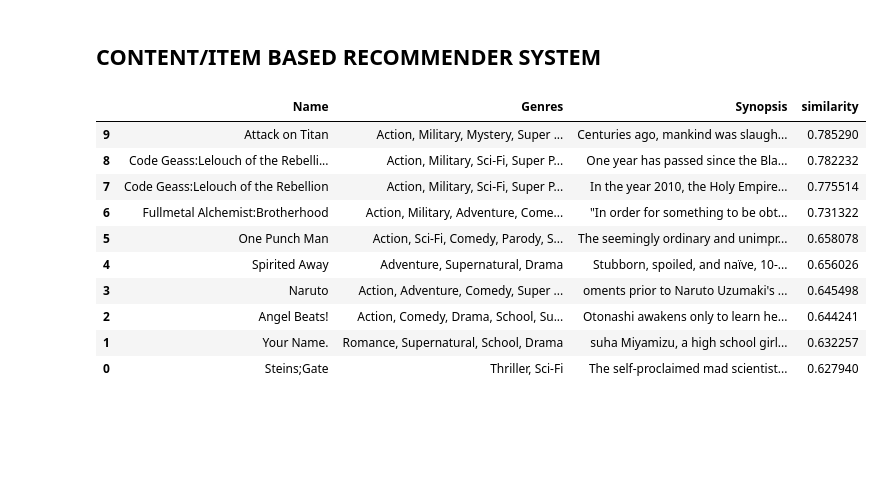
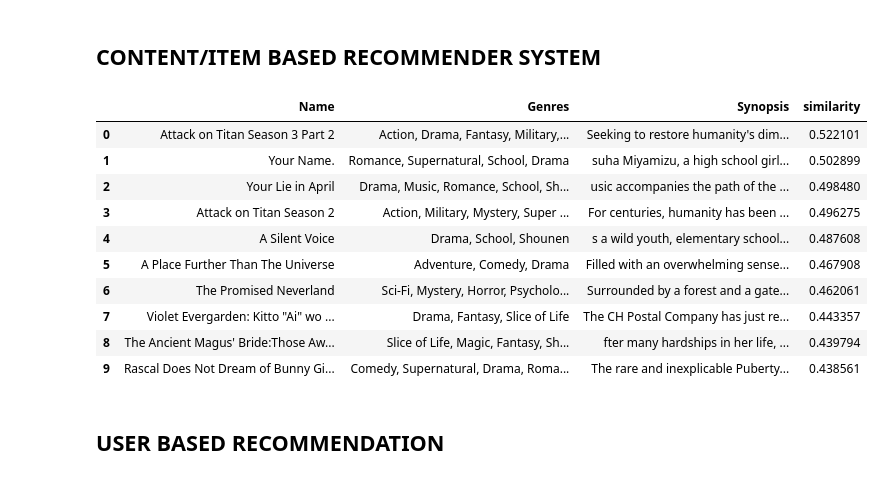
Before and after one commit to JoeUzo/MLOps-Anime-Recommender, a Jupyter notebook: notebook/recommender.ipynb, the cells around one changed output. Cells and saved outputs as stored; diff of their text form; code cells hidden in the pictures; blank space fills up the shorter version.

```diff
--- a/notebook/recommender.ipynb
+++ b/notebook/recommender.ipynb
@@ -540,7 +540,7 @@ def find_similar_animes(df, synopsis_df, name, anime_Weights,
 
         weights = anime_Weights
 
-        dists = np.dot(weights, weights[encoded_index]) # find the similarity between all the weights and the current anime weight
+        dists = np.dot(weights, weights[encoded_index]) # find the similarity between all the anime weights and the current anime weight
         sorted_dist = np.argsort(dists) # Sort dists
 
         n = n+1
@@ -571,24 +571,26 @@ def find_similar_animes(df, synopsis_df, name, anime_Weights,
             })
 
         Frame = pd.DataFrame(SimilarityArr).sort_values(by="similarity", ascending=False)
-        return Frame[Frame.anime_id != index].drop(["anime_id"], axis=1)
+        return Frame[Frame.anime_id != index].drop(["anime_id"], axis=1).reset_index(drop=True)
 
     except:
         print("Error Occured")
 # %%
 find_similar_animes(df=df, synopsis_df=synopsis_df,
-                    name="death note", anime_Weights=anime_Weights,
+                    name="Violet Evergarden", anime_Weights=anime_Weights,
                     anime2anime_encoded=anime2anime_encoded,
                     anime2anime_decoded=anime2anime_decoded)
 # %% [output]
 |  | Name | Genres | Synopsis | similarity |
-| 9 | Attack on Titan | Action, Military, Mystery, Super ... | Centuries ago, mankind was slaugh... | 0.785290 |
-| 8 | Code Geass:Lelouch of the Rebelli... | Action, Military, Sci-Fi, Super P... | One year has passed since the Bla... | 0.782232 |
-| 7 | Code Geass:Lelouch of the Rebellion | Action, Military, Sci-Fi, Super P... | In the year 2010, the Holy Empire... | 0.775514 |
-| 6 | Fullmetal Alchemist:Brotherhood | Action, Military, Adventure, Come... | "In order for something to be obt... | 0.731322 |
-| 5 | One Punch Man | Action, Sci-Fi, Comedy, Parody, S... | The seemingly ordinary and unimpr... | 0.658078 |
-| 4 | Spirited Away | Adventure, Supernatural, Drama | Stubborn, spoiled, and naïve, 10-... | 0.656026 |
-| 3 | Naruto | Action, Adventure, Comedy, Super ... | oments prior to Naruto Uzumaki's ... | 0.645498 |
-| 2 | Angel Beats! | Action, Comedy, Drama, School, Su... | Otonashi awakens only to learn he... | 0.644241 |
-| 1 | Your Name. | Romance, Supernatural, School, Drama | suha Miyamizu, a high school girl... | 0.632257 |
-| 0 | Steins;Gate | Thriller, Sci-Fi | The self-proclaimed mad scientist... | 0.627940 |
+| 0 | Attack on Titan Season 3 Part 2 | Action, Drama, Fantasy, Military,... | Seeking to restore humanity's dim... | 0.522101 |
+| 1 | Your Name. | Romance, Supernatural, School, Drama | suha Miyamizu, a high school girl... | 0.502899 |
+| 2 | Your Lie in April | Drama, Music, Romance, School, Sh... | usic accompanies the path of the ... | 0.498480 |
+| 3 | Attack on Titan Season 2 | Action, Military, Mystery, Super ... | For centuries, humanity has been ... | 0.496275 |
+| 4 | A Silent Voice | Drama, School, Shounen | s a wild youth, elementary school... | 0.487608 |
+| 5 | A Place Further Than The Universe | Adventure, Comedy, Drama | Filled with an overwhelming sense... | 0.467908 |
+| 6 | The Promised Neverland | Sci-Fi, Mystery, Horror, Psycholo... | Surrounded by a forest and a gate... | 0.462061 |
+| 7 | Violet Evergarden: Kitto "Ai" wo ... | Drama, Fantasy, Slice of Life | The CH Postal Company has just re... | 0.443357 |
+| 8 | The Ancient Magus' Bride:Those Aw... | Slice of Life, Magic, Fantasy, Sh... | fter many hardships in her life, ... | 0.439794 |
+| 9 | Rascal Does Not Dream of Bunny Gi... | Comedy, Supernatural, Drama, Roma... | The rare and inexplicable Puberty... | 0.438561 |
+# %% [markdown]
+## USER BASED RECOMMENDATION
```
Also changed, not shown: parts of 6 cells of this notebook.
